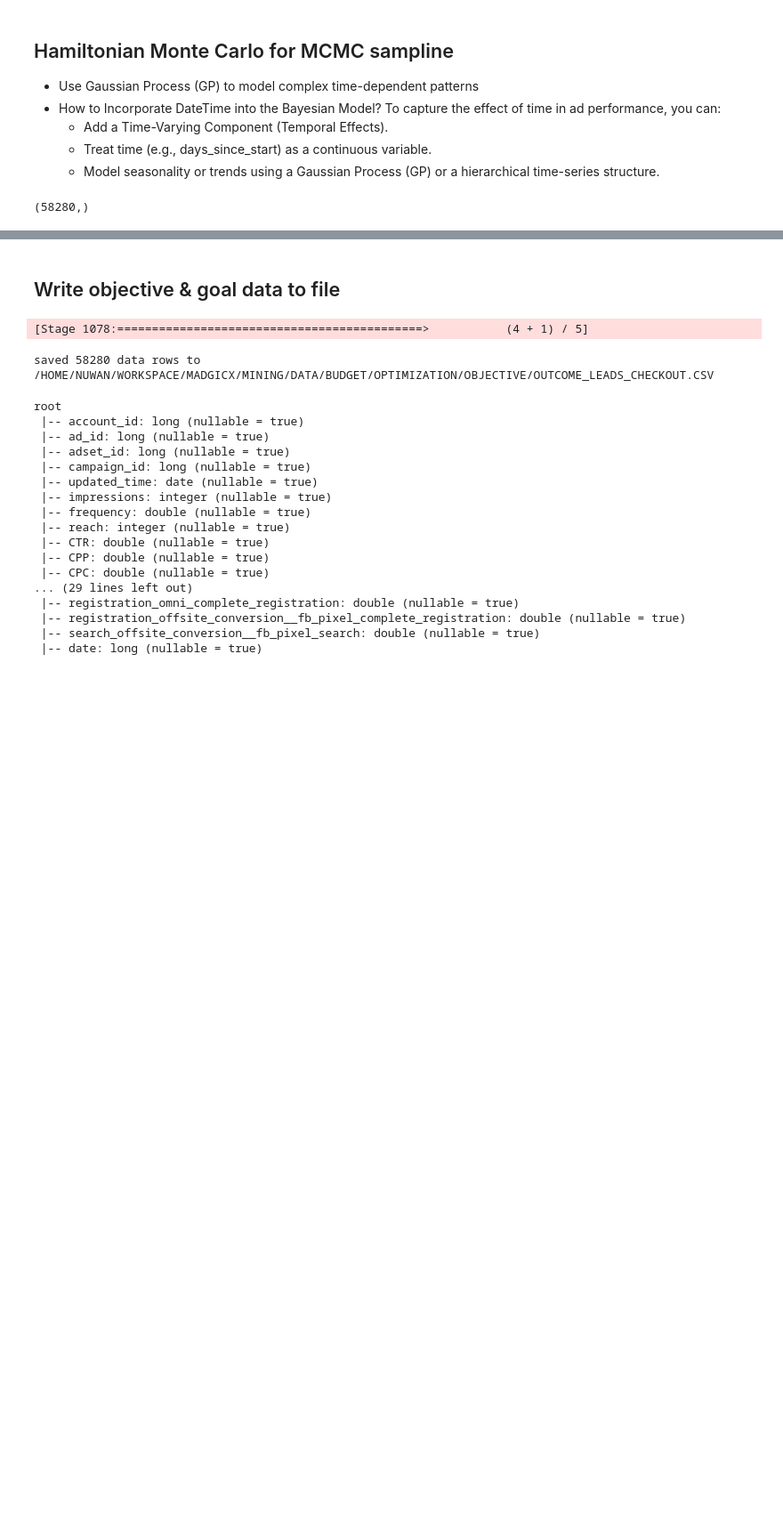
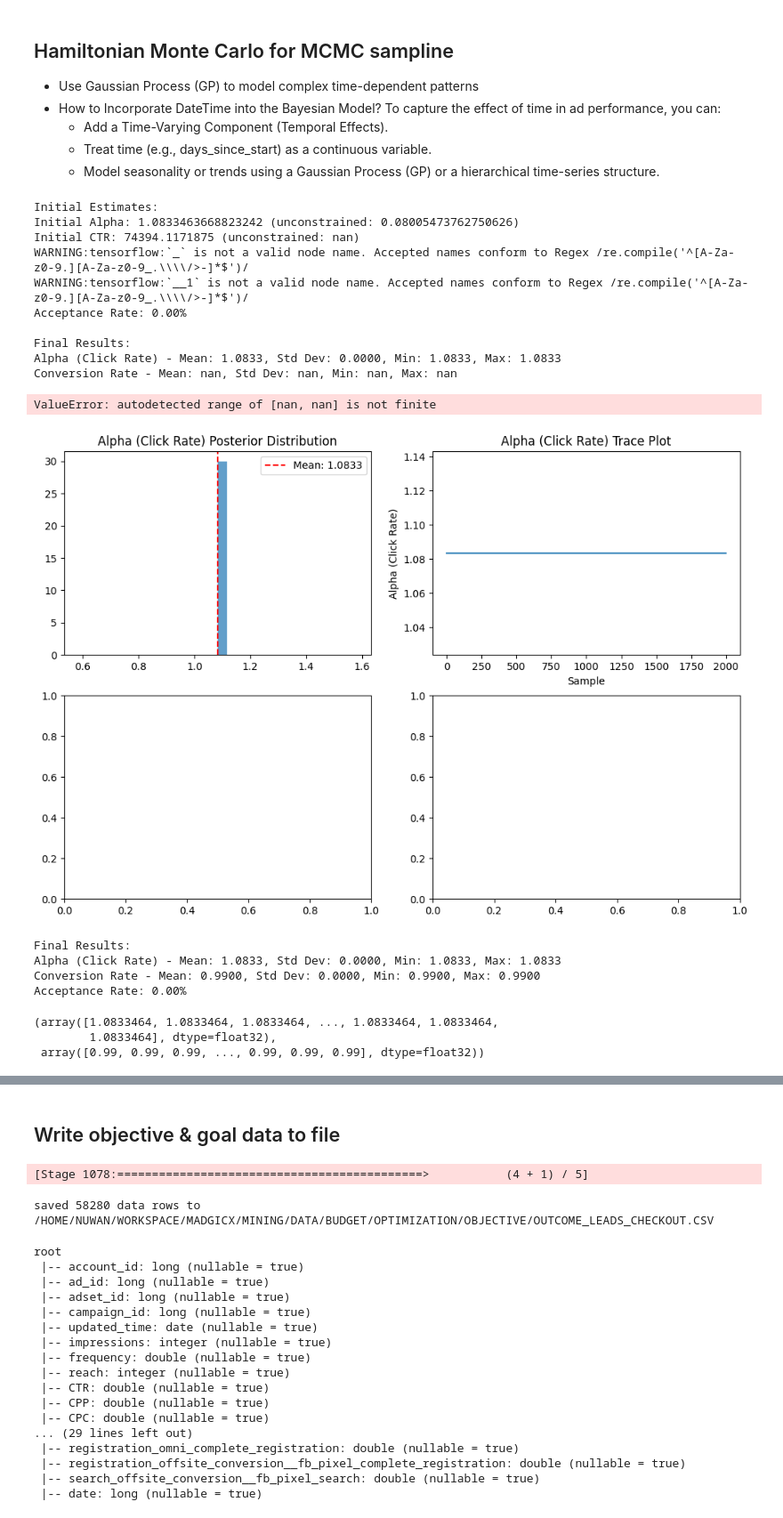
Before and after one commit to waidyanatha/madgicx, a Jupyter notebook: mining/notebooks/budget/optimization/synth_mcmc_sample.ipynb, the cells around one changed output, grey strips where cells are left out. Shown at 89% size. Drawn from its saved outputs; the diff is of its cells as text; code cells hidden in the pictures; blank space fills up the shorter version.

```diff
--- a/mining/notebooks/budget/optimization/synth_mcmc_sample.ipynb
+++ b/mining/notebooks/budget/optimization/synth_mcmc_sample.ipynb
@@ -99,10 +117,3 @@ Loaded outcome_leads_checkout.csv 58280 rows
    * Add a Time-Varying Component (Temporal Effects).
    * Treat time (e.g., days_since_start) as a continuous variable.
    * Model seasonality or trends using a Gaussian Process (GP) or a hierarchical time-series structure.
-# %%
-import numpy as np
-
-clicks = np.array([x['clicks'] for x in _obj_goal_sdf.select('clicks').collect()]).astype(np.float32)
-clicks.shape
-# %% [output]
-(58280,)
@@ -170,0 +120,8 @@ plt.show()
+# %%
+# Simulated Ad Performance Data
+# spend = np.array([100, 200, 300, 400, 500], dtype=np.float32)
+spend = np.array(sdf.select(F.col('spend')).na.fill(0).collect()).astype(np.float32).reshape(-1)
+# clicks = np.array([50, 150, 300, 450, 600], dtype=np.float32)
+clicks = np.array(sdf.select(F.col('clicks')).na.fill(0).collect()).astype(np.float32).reshape(-1)
+# conversions = np.array([5, 20, 45, 80, 110], dtype=np.float32)
+conversions = np.array(sdf.select(F.col('checkout_offsite_conversion__fb_pixel_add_to_cart')).na.fill(0).collect()).astype(np.float32).reshape(-1)
@@ -170,0 +442,44 @@ plt.show()
+# %%
+# Run the Bayesian inference
+samples, acceptance_rate = run_bayesian_inference(spend, clicks, conversions)
+
+# If you want to visualize the results
+if samples is not None:
+    fig = visualize_posterior(samples, ["Alpha (Click Rate)", "Conversion Rate"])
+    plt.show()  # Display the plots
+# %% [output]
+Initial Estimates:
+Initial Alpha: 1.0833463668823242 (unconstrained: 0.08005473762750626)
+Initial CTR: 74394.1171875 (unconstrained: nan)
+WARNING:tensorflow:`_` is not a valid node name. Accepted names conform to Regex /re.compile('^[A-Za-z0-9.][A-Za-z0-9_.\\\\/>-]*$')/
+WARNING:tensorflow:`__1` is not a valid node name. Accepted names conform to Regex /re.compile('^[A-Za-z0-9.][A-Za-z0-9_.\\\\/>-]*$')/
+Acceptance Rate: 0.00%
+
+Final Results:
+Alpha (Click Rate) - Mean: 1.0833, Std Dev: 0.0000, Min: 1.0833, Max: 1.0833
+Conversion Rate - Mean: nan, Std Dev: nan, Min: nan, Max: nan
+ValueError: autodetected range of [nan, nan] is not finite
+[figure, added]
+# %%
+if samples is not None:
+    print("\nFinal Results:")
+    print("Alpha (Click Rate) - Mean: {:.4f}, Std Dev: {:.4f}, Min: {:.4f}, Max: {:.4f}".format(
+        np.nanmean(samples[0]), np.nanstd(samples[0]),
+        np.nanmin(samples[0]), np.nanmax(samples[0])
+    ))
+    print("Conversion Rate - Mean: {:.4f}, Std Dev: {:.4f}, Min: {:.4f}, Max: {:.4f}".format(
+        np.nanmean(samples[1]), np.nanstd(samples[1]),
+        np.nanmin(samples[1]), np.nanmax(samples[1])
+    ))
+    print(f"Acceptance Rate: {acceptance_rate * 100:.2f}%")
+# %% [output]
+Final Results:
+Alpha (Click Rate) - Mean: 1.0833, Std Dev: 0.0000, Min: 1.0833, Max: 1.0833
+Conversion Rate - Mean: 0.9900, Std Dev: 0.0000, Min: 0.9900, Max: 0.9900
+Acceptance Rate: 0.00%
+# %%
+samples[0], samples[1]
+# %% [output]
+(array([1.0833464, 1.0833464, 1.0833464, ..., 1.0833464, 1.0833464,
+        1.0833464], dtype=float32),
+ array([0.99, 0.99, 0.99, ..., 0.99, 0.99, 0.99], dtype=float32))
```
Also changed, not shown: parts of 6 cells of this notebook, 2 other files.
